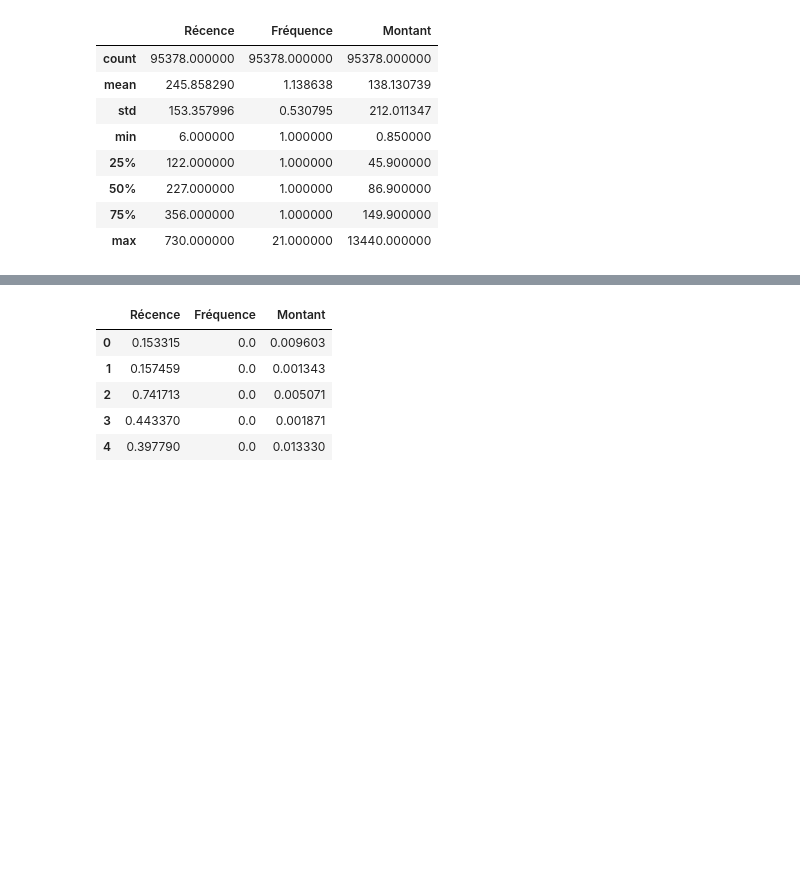
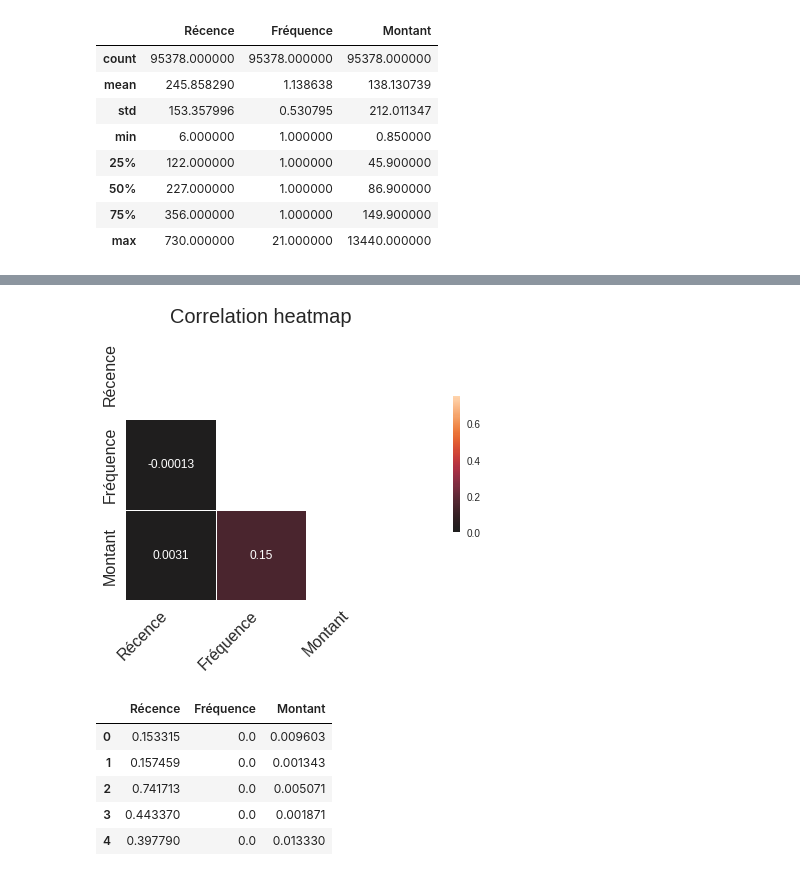
Before and after one commit to curiousmindflow/oc-ml-p4, a Jupyter notebook: modelisation.ipynb, the cells around one changed output, grey strips where cells are left out. Saved outputs shown, nothing was run; the diff lists cells and outputs as text; code cells hidden in the pictures; blank space fills up the shorter version.

```diff
--- a/modelisation.ipynb
+++ b/modelisation.ipynb
@@ -219,0 +224,16 @@ def plot_variance(pca, width=8, dpi=100):
+# %%
+def generate_rfm_dataset(dataset, features):
+    data_rfm = data.loc[:, features]
+
+    data_rfm.loc[:, "order_purchase_timestamp"] = data_rfm.loc[:, "order_purchase_timestamp"].apply(pd.to_datetime).dt.date
+    data_rfm_end = max(data_rfm.loc[:, "order_purchase_timestamp"] + pd.Timedelta(days=1))
+
+    data_rfm = data_rfm.groupby("customer_unique_id").agg({
+        "order_purchase_timestamp": lambda x: (data_rfm_end - max(x)).days,
+        "order_id": "count",
+        "price": "sum"
+    })
+
+    data_rfm.columns = ["Récence", "Fréquence", "Montant"]
+
+    return data_rfm
@@ -219,0 +247,14 @@ def plot_variance(pca, width=8, dpi=100):
+# %%
+def correlation_heatmap(dataset, figsize=(30, 20)):
+    plt.figure(figsize=figsize)
+
+    correlation = dataset.corr()
+    mask = np.triu(np.ones_like(correlation, dtype=bool))
+
+    sns.heatmap(data=correlation, mask=mask, annot=True, vmax=.75, center=0,
+                square=True, linewidths=.5, cbar_kws={"shrink": .5})
+
+    plt.title("Correlation heatmap", size=20)
+    plt.xticks(rotation=45, size=16, ha="right")
+    plt.yticks(size=16)
+    plt.show()
@@ -282,6 +375,4 @@ data.describe(include="object")
 # %% [markdown]
 RFM: Récence (dat de la dernière commande), Fréquence (des commandes), Montant (de la dernière commande ou sur une période donnée)
 # %%
-cols_rfm = ["customer_unique_id","order_purchase_timestamp", "order_id", "price"]
-data_rfm = data[cols_rfm]
-data_rfm.shape
+rfm_cols = ["customer_unique_id","order_purchase_timestamp", "order_id", "price"]
@@ -317,0 +379,2 @@ data_rfm.shape
+# %%
+data_rfm = generate_rfm_dataset(data, rfm_cols)
@@ -341,3 +404,7 @@ sns.heatmap(data_rfm.corr())
+# %%
+correlation_heatmap(data_rfm, figsize=(20, 5))
+# %% [output]
+[figure, added]
 # %%
 if config["model"]["kmeans"]:
 
```
Also changed, not shown: parts of 32 cells of this notebook, 1 other file.
